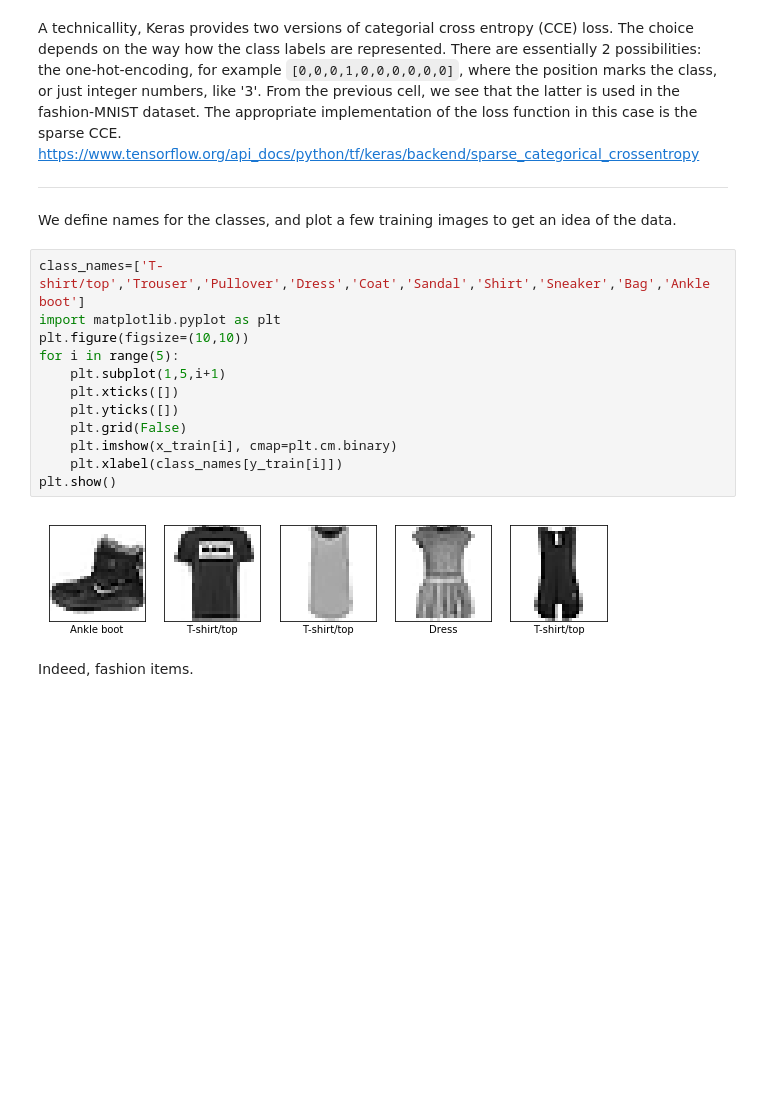
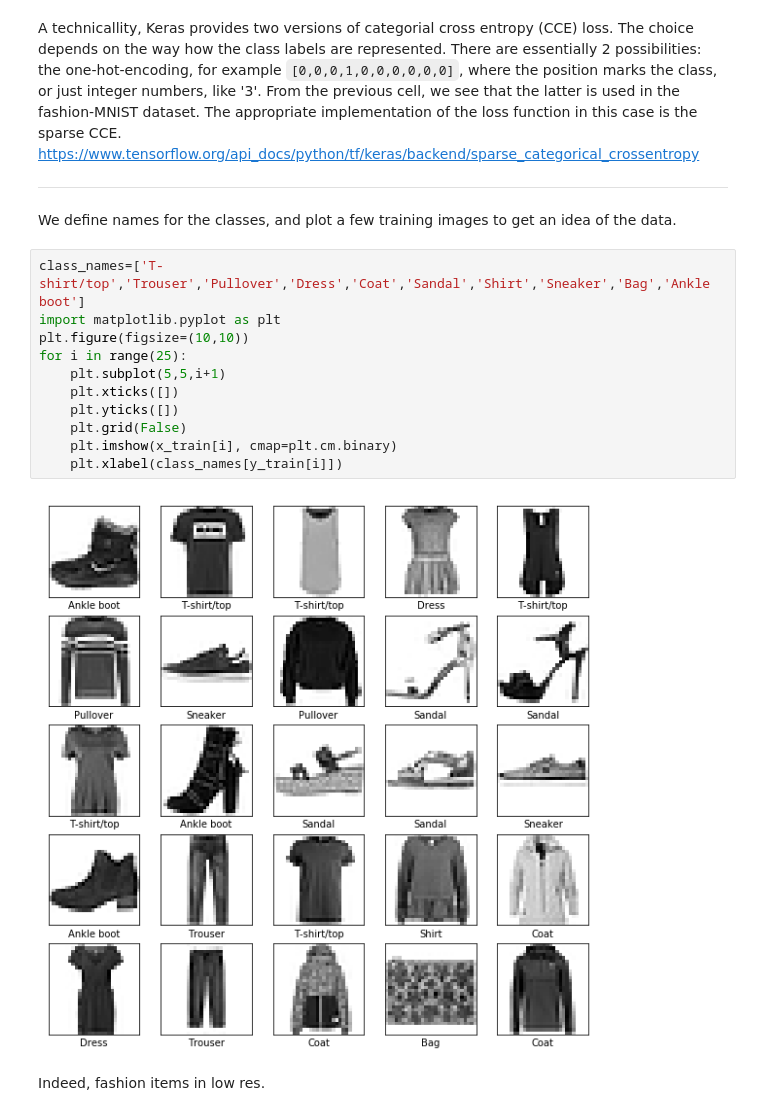
Before and after one commit to dkgithub/wuhan_DL_labs, a Jupyter notebook: Intro_DL_with_Keras_2.ipynb, the cells around one changed output. Cells and saved outputs as stored; diff of their text form; blank space fills up the shorter version.

```diff
--- a/Intro_DL_with_Keras_2.ipynb
+++ b/Intro_DL_with_Keras_2.ipynb
@@ -229,18 +336,17 @@ We define names for the classes, and plot a few training images to get an idea o
 # %%
 class_names=['T-shirt/top','Trouser','Pullover','Dress','Coat','Sandal','Shirt','Sneaker','Bag','Ankle boot']
 import matplotlib.pyplot as plt
 plt.figure(figsize=(10,10))
-for i in range(5):
-    plt.subplot(1,5,i+1)
+for i in range(25):
+    plt.subplot(5,5,i+1)
     plt.xticks([])
     plt.yticks([])
     plt.grid(False)
     plt.imshow(x_train[i], cmap=plt.cm.binary)
     plt.xlabel(class_names[y_train[i]])
-plt.show()
 # %% [output]
-[figure, old version]
+[figure, new version]
 # %% [markdown]
-Indeed, fashion items.
+Indeed, fashion items in low res.
 # %% [markdown]
 ### Building the Network
```
Also changed, not shown: parts of 40 cells of this notebook, 3 other files.
